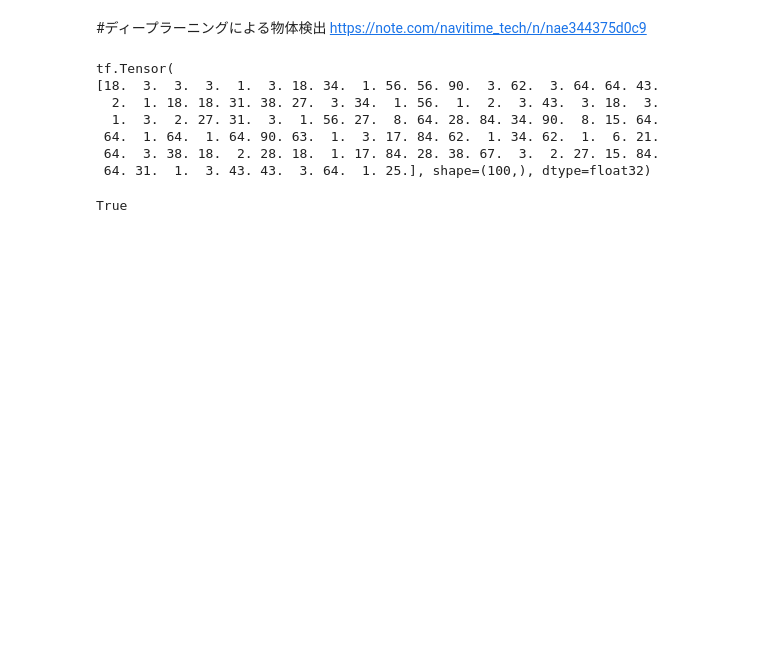
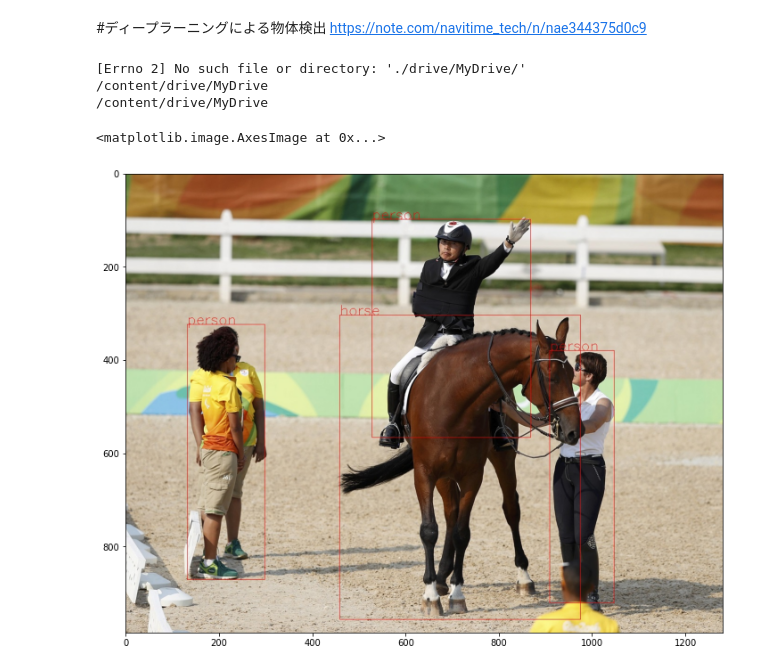
Before and after one commit to tomobooon/ObjectRecognition, a Jupyter notebook: tensorflow1.ipynb, the cells around one changed output. Drawn from its saved outputs; the diff is of its cells as text; code cells hidden in the pictures; blank space fills up the shorter version.

Commit message:
Colaboratory を使用して作成しました カテゴリ名を画像にテキスト表示 画像の保存と表示の改良

```diff
--- a/tensorflow1.ipynb
+++ b/tensorflow1.ipynb
@@ -3,4 +3,13 @@
 # %% [markdown]
 #ディープラーニングによる物体検出
 https://note.com/navitime_tech/n/nae344375d0c9
+# %%
+%cd ./drive/MyDrive/
+!pwd
+
+category = {1:"person",2:"bicycle",3:"car",4:"motorcycle",5:"airplane",6:"bus",7:"train",8:"truck",9:"boat",10:"trafficlight",11:"firehydrant",13:"stopsign",14:"parkingmeter",15:"bench",16:"bird",17:"cat",18:"dog",19:"horse",20:"sheep",21:"cow",22:"elephant",23:"bear",24:"zebra",25:"giraffe",27:"backpack",28:"umbrella",31:"handbag",32:"tie",33:"suitcase",34:"frisbee",35:"skis",36:"snowboard",37:"sportsball",38:"kite",39:"baseballbat",40:"baseballglove",41:"skateboard",42:"surfboard",43:"tennisracket",44:"bottle",46:"wineglass",47:"cup",48:"fork",49:"knife",50:"spoon",51:"bowl",52:"banana",53:"apple",54:"sandwich",55:"orange",56:"broccoli",57:"carrot",58:"hotdog",59:"pizza",60:"donut",61:"cake",62:"chair",63:"couch",64:"pottedplant",65:"bed",67:"diningtable",70:"toilet",72:"tv",73:"laptop",74:"mouse",75:"remote",76:"keyboard",77:"cellphone",78:"microwave",79:"oven",80:"toaster",81:"sink",82:"refrigerator",84:"book",85:"clock",86:"vase",87:"scissors",88:"teddybear",89:"hairdrier",90:"toothbrush"}
+# %% [output]
+[Errno 2] No such file or directory: './drive/MyDrive/'
+/content/drive/MyDrive
+/content/drive/MyDrive
 # %%
@@ -8,10 +21,14 @@ img_name = 'dog'
+# %%
+img_name = 'venice' #水の都の画像
 # %%
 import tensorflow as tf
 import tensorflow_hub as hub
 import cv2 as cv
 import numpy as np
+import matplotlib.pyplot as plt
 
-img_path = "./drive/MyDrive/imgdata/" + img_name + ".jpg"
+img_path = "./imgdata/" + img_name + ".jpg"
+output_name = 'output_' + img_name + '.jpg'
 
 # 画像データの読み込み
 image = tf.io.read_file(img_path)
@@ -27,38 +44,38 @@ outputs = model(image)
 # %%
 
 boxes = outputs["detection_boxes"][0]
 labels = outputs["detection_classes"][0]
 scores = outputs["detection_scores"][0]
 
 output_image = cv.imread(img_path)
 height, width = image.shape[1:3]
 
-print(labels)
-
 for box, label, score in zip(boxes, labels, scores):
     # スコアが 0.5 より大きいものだけ抽出
-    if score <= 0.01:
+    if score <= 0.5:
         continue
-
     box = box * np.array([height, width, height, width])
     y_min, x_min, y_max, x_max = box.numpy().astype(int)
 
+    #矩形を画像に表示
     cv.rectangle(output_image, (x_min, y_min), (x_max, y_max), color=(0, 0, 255))
+    #カテゴリ名を画像にテキスト表示
     cv.putText(
    output_image,
-   text="dog",
+   text=category[int(label)],
    org=(x_min, y_min),
    fontFace=cv.FONT_HERSHEY_SIMPLEX,
    fontScale=1,
    color=(0, 0, 255),
 )
-cv.imwrite("output.jpg", output_image)
+#画像を保存
+cv.imwrite(output_name, output_image)
+
+#画像を結果欄に表示
+img = cv.imread(output_name)
+show_img = cv.cvtColor(img, cv.COLOR_BGR2RGB)
+plt.rcParams["figure.figsize"] = (12, 12)
+plt.imshow(show_img)
 # %% [output]
-tf.Tensor(
-[18.  3.  3.  3.  1.  3. 18. 34.  1. 56. 56. 90.  3. 62.  3. 64. 64. 43.
-  2.  1. 18. 18. 31. 38. 27.  3. 34.  1. 56.  1.  2.  3. 43.  3. 18.  3.
-  1.  3.  2. 27. 31.  3.  1. 56. 27.  8. 64. 28. 84. 34. 90.  8. 15. 64.
- 64.  1. 64.  1. 64. 90. 63.  1.  3. 17. 84. 62.  1. 34. 62.  1.  6. 21.
- 64.  3. 38. 18.  2. 28. 18.  1. 17. 84. 28. 38. 67.  3.  2. 27. 15. 84.
- 64. 31.  1.  3. 43. 43.  3. 64.  1. 25.], shape=(100,), dtype=float32)
+<matplotlib.image.AxesImage at 0x...>
-True
+[figure, added]
```
Also changed, not shown: parts of 6 cells of this notebook.
